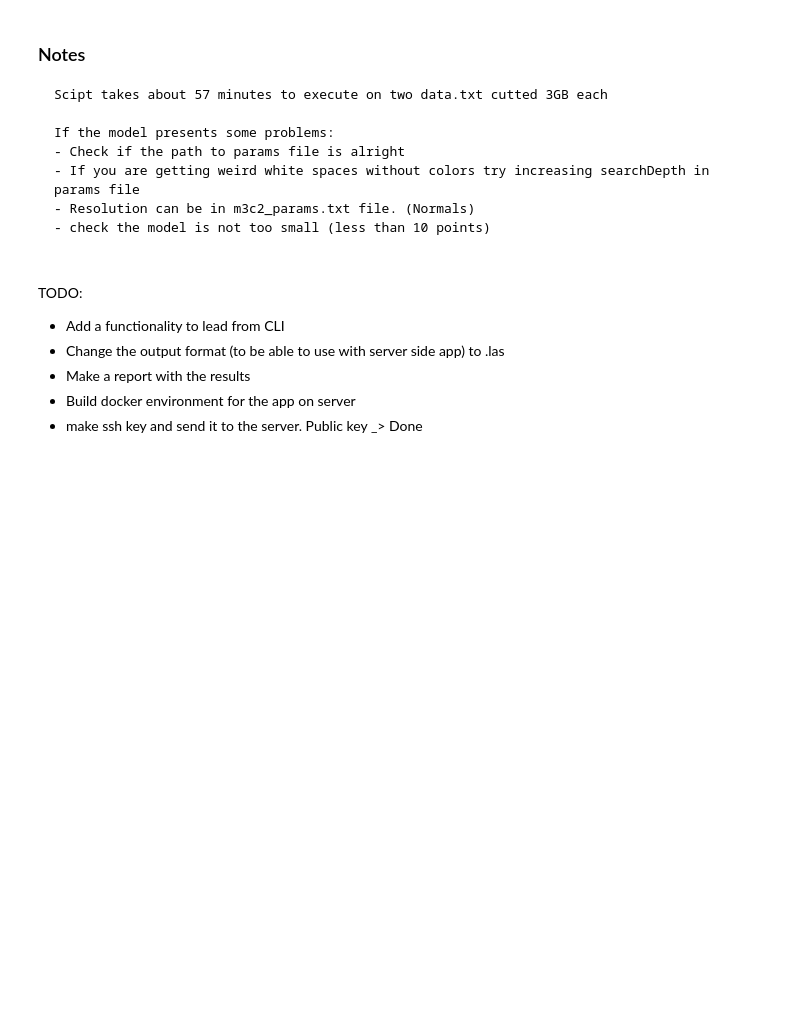
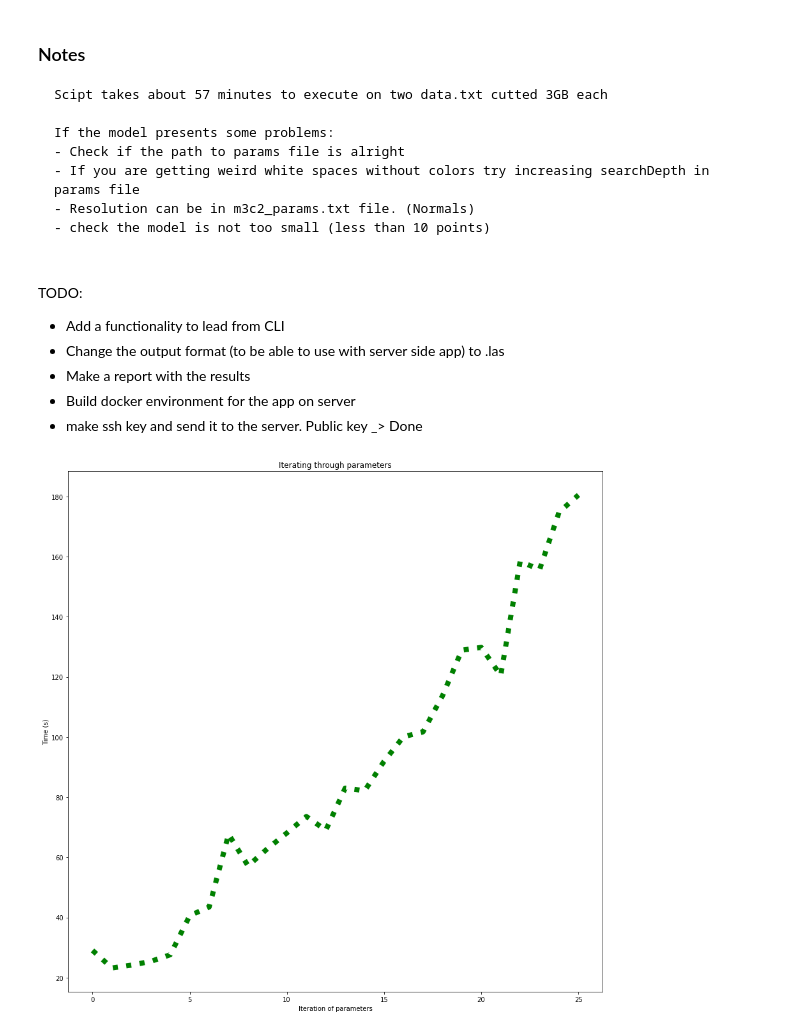
Before and after one commit to Siponek/CloudCompPy_Computing_CloudPoint, a Jupyter notebook: CloudCompareMimic.ipynb, the cells around one changed output. Saved outputs shown, nothing was run; the diff lists cells and outputs as text; code cells hidden in the pictures; blank space fills up the shorter version.

Commit message:
Added testing for iterative parameters

```diff
--- a/CloudCompareMimic.ipynb
+++ b/CloudCompareMimic.ipynb
@@ -380,3 +382,38 @@ TODO:
 #         raise RuntimeError
 #     pathToSaveOutput = os.path.abspath("") + "\dataFolder\M3C2_test.bin"
 #     cc.SaveEntities([cloud, cloud1, cloud2],pathToSaveOutput)
+# %%
+Time = [29.047122100000024,
+23.200476800000047,
+24.151861999999994,
+25.402463599999976,
+27.605965000000026,
+40.613599799999974,
+43.48064519999997,
+67.6834255,
+57.149287999999956,
+62.884282700000085,
+68.10861790000001,
+73.57706070000006,
+69.01486399999999,
+83.01317669999992,
+82.13274609999985,
+91.9345338999999,
+100.09876409999993,
+101.70548800000006,
+113.64610379999999,
+128.86757809999995,
+129.79869359999998,
+120.46101849999991,
+158.36929740000005,
+155.68920890000027,
+174.73613870000008,
+180.47980580000012,]
+plt.figure(figsize=(15,15))
+plt.ylabel("Time (s)")
+plt.xlabel("Iteration of parameters")
+plt.title("Iterating through parameters")
+plt.plot(Time,  label="Time taken to compute", color="green",  linestyle=':', linewidth='8')
+plt.show()
+# %% [output]
+[figure, added]
```
Also changed, not shown: parts of 1 cell of this notebook, 3 other files.
